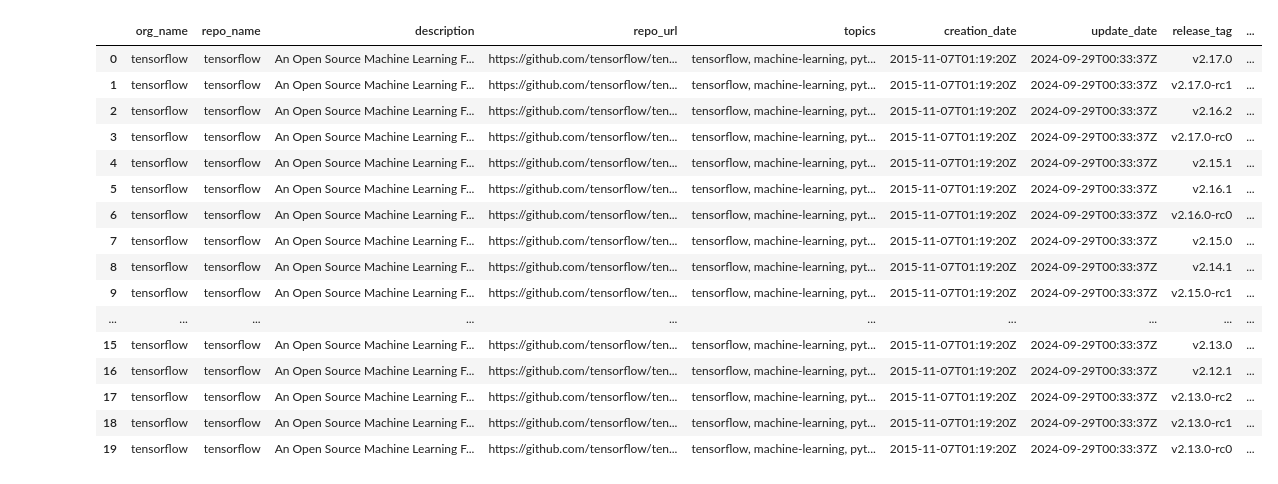
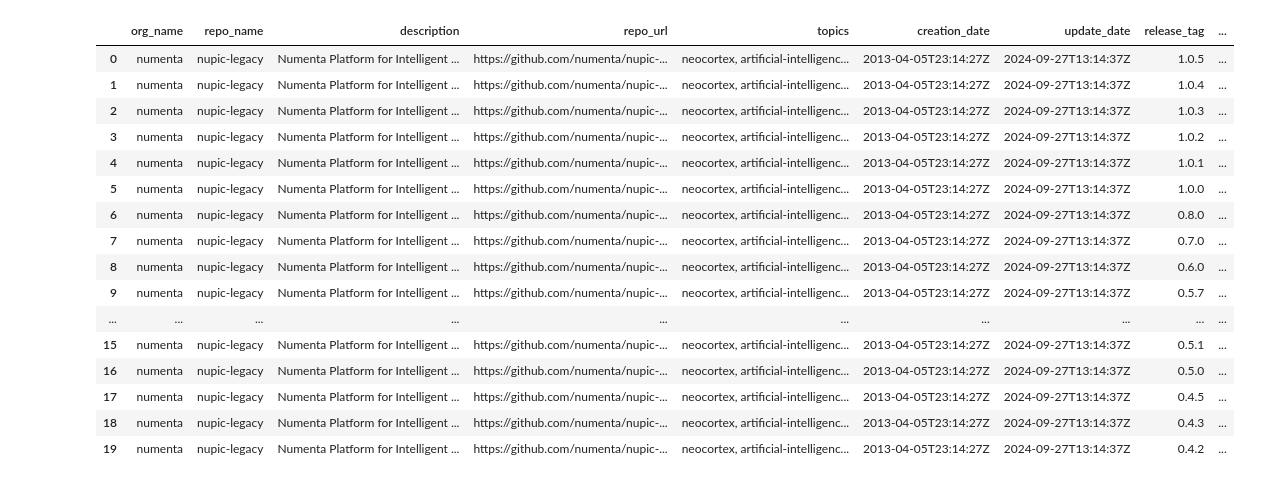
Before and after one commit to charlesRepo/data-science-course-final-project, a Jupyter notebook: notebooks/manual_test.ipynb, the cells around one changed output. Cells and saved outputs as stored; diff of their text form; code cells hidden in the pictures.

```diff
--- a/notebooks/manual_test.ipynb
+++ b/notebooks/manual_test.ipynb
@@ -20,27 +20,29 @@ from config import GITHUB_TOKEN
 # %%
 # https://github.com/tensorflow/tensorflow
 # https://github.com/vim-airline/vim-airline
-test_df = get_single_repo_data('https://github.com/tensorflow/tensorflow', GITHUB_TOKEN)
+# https://github.com/numenta/nupic-legacy
+# https://github.com/tensorflow/tensorflow
+test_df = get_single_repo_data('https://github.com/numenta/nupic-legacy', GITHUB_TOKEN)
 
 test_df.head(20)
 # %% [output]
 |  | org_name | repo_name | description | repo_url | topics | creation_date | update_date | release_tag | ... |
-| 0 | tensorflow | tensorflow | An Open Source Machine Learning F... | https://github.com/tensorflow/ten... | tensorflow, machine-learning, pyt... | 2015-11-07T01:19:20Z | 2024-09-29T00:33:37Z | v2.17.0 | ... |
-| 1 | tensorflow | tensorflow | An Open Source Machine Learning F... | https://github.com/tensorflow/ten... | tensorflow, machine-learning, pyt... | 2015-11-07T01:19:20Z | 2024-09-29T00:33:37Z | v2.17.0-rc1 | ... |
-| 2 | tensorflow | tensorflow | An Open Source Machine Learning F... | https://github.com/tensorflow/ten... | tensorflow, machine-learning, pyt... | 2015-11-07T01:19:20Z | 2024-09-29T00:33:37Z | v2.16.2 | ... |
-| 3 | tensorflow | tensorflow | An Open Source Machine Learning F... | https://github.com/tensorflow/ten... | tensorflow, machine-learning, pyt... | 2015-11-07T01:19:20Z | 2024-09-29T00:33:37Z | v2.17.0-rc0 | ... |
-| 4 | tensorflow | tensorflow | An Open Source Machine Learning F... | https://github.com/tensorflow/ten... | tensorflow, machine-learning, pyt... | 2015-11-07T01:19:20Z | 2024-09-29T00:33:37Z | v2.15.1 | ... |
-| 5 | tensorflow | tensorflow | An Open Source Machine Learning F... | https://github.com/tensorflow/ten... | tensorflow, machine-learning, pyt... | 2015-11-07T01:19:20Z | 2024-09-29T00:33:37Z | v2.16.1 | ... |
-| 6 | tensorflow | tensorflow | An Open Source Machine Learning F... | https://github.com/tensorflow/ten... | tensorflow, machine-learning, pyt... | 2015-11-07T01:19:20Z | 2024-09-29T00:33:37Z | v2.16.0-rc0 | ... |
-| 7 | tensorflow | tensorflow | An Open Source Machine Learning F... | https://github.com/tensorflow/ten... | tensorflow, machine-learning, pyt... | 2015-11-07T01:19:20Z | 2024-09-29T00:33:37Z | v2.15.0 | ... |
-| 8 | tensorflow | tensorflow | An Open Source Machine Learning F... | https://github.com/tensorflow/ten... | tensorflow, machine-learning, pyt... | 2015-11-07T01:19:20Z | 2024-09-29T00:33:37Z | v2.14.1 | ... |
-| 9 | tensorflow | tensorflow | An Open Source Machine Learning F... | https://github.com/tensorflow/ten... | tensorflow, machine-learning, pyt... | 2015-11-07T01:19:20Z | 2024-09-29T00:33:37Z | v2.15.0-rc1 | ... |
+| 0 | numenta | nupic-legacy | Numenta Platform for Intelligent ... | https://github.com/numenta/nupic-... | neocortex, artificial-intelligenc... | 2013-04-05T23:14:27Z | 2024-09-27T13:14:37Z | 1.0.5 | ... |
+| 1 | numenta | nupic-legacy | Numenta Platform for Intelligent ... | https://github.com/numenta/nupic-... | neocortex, artificial-intelligenc... | 2013-04-05T23:14:27Z | 2024-09-27T13:14:37Z | 1.0.4 | ... |
+| 2 | numenta | nupic-legacy | Numenta Platform for Intelligent ... | https://github.com/numenta/nupic-... | neocortex, artificial-intelligenc... | 2013-04-05T23:14:27Z | 2024-09-27T13:14:37Z | 1.0.3 | ... |
+| 3 | numenta | nupic-legacy | Numenta Platform for Intelligent ... | https://github.com/numenta/nupic-... | neocortex, artificial-intelligenc... | 2013-04-05T23:14:27Z | 2024-09-27T13:14:37Z | 1.0.2 | ... |
+| 4 | numenta | nupic-legacy | Numenta Platform for Intelligent ... | https://github.com/numenta/nupic-... | neocortex, artificial-intelligenc... | 2013-04-05T23:14:27Z | 2024-09-27T13:14:37Z | 1.0.1 | ... |
+| 5 | numenta | nupic-legacy | Numenta Platform for Intelligent ... | https://github.com/numenta/nupic-... | neocortex, artificial-intelligenc... | 2013-04-05T23:14:27Z | 2024-09-27T13:14:37Z | 1.0.0 | ... |
+| 6 | numenta | nupic-legacy | Numenta Platform for Intelligent ... | https://github.com/numenta/nupic-... | neocortex, artificial-intelligenc... | 2013-04-05T23:14:27Z | 2024-09-27T13:14:37Z | 0.8.0 | ... |
+| 7 | numenta | nupic-legacy | Numenta Platform for Intelligent ... | https://github.com/numenta/nupic-... | neocortex, artificial-intelligenc... | 2013-04-05T23:14:27Z | 2024-09-27T13:14:37Z | 0.7.0 | ... |
+| 8 | numenta | nupic-legacy | Numenta Platform for Intelligent ... | https://github.com/numenta/nupic-... | neocortex, artificial-intelligenc... | 2013-04-05T23:14:27Z | 2024-09-27T13:14:37Z | 0.6.0 | ... |
+| 9 | numenta | nupic-legacy | Numenta Platform for Intelligent ... | https://github.com/numenta/nupic-... | neocortex, artificial-intelligenc... | 2013-04-05T23:14:27Z | 2024-09-27T13:14:37Z | 0.5.7 | ... |
 | ... | ... | ... | ... | ... | ... | ... | ... | ... | ... |
-| 15 | tensorflow | tensorflow | An Open Source Machine Learning F... | https://github.com/tensorflow/ten... | tensorflow, machine-learning, pyt... | 2015-11-07T01:19:20Z | 2024-09-29T00:33:37Z | v2.13.0 | ... |
-| 16 | tensorflow | tensorflow | An Open Source Machine Learning F... | https://github.com/tensorflow/ten... | tensorflow, machine-learning, pyt... | 2015-11-07T01:19:20Z | 2024-09-29T00:33:37Z | v2.12.1 | ... |
-| 17 | tensorflow | tensorflow | An Open Source Machine Learning F... | https://github.com/tensorflow/ten... | tensorflow, machine-learning, pyt... | 2015-11-07T01:19:20Z | 2024-09-29T00:33:37Z | v2.13.0-rc2 | ... |
-| 18 | tensorflow | tensorflow | An Open Source Machine Learning F... | https://github.com/tensorflow/ten... | tensorflow, machine-learning, pyt... | 2015-11-07T01:19:20Z | 2024-09-29T00:33:37Z | v2.13.0-rc1 | ... |
-| 19 | tensorflow | tensorflow | An Open Source Machine Learning F... | https://github.com/tensorflow/ten... | tensorflow, machine-learning, pyt... | 2015-11-07T01:19:20Z | 2024-09-29T00:33:37Z | v2.13.0-rc0 | ... |
+| 15 | numenta | nupic-legacy | Numenta Platform for Intelligent ... | https://github.com/numenta/nupic-... | neocortex, artificial-intelligenc... | 2013-04-05T23:14:27Z | 2024-09-27T13:14:37Z | 0.5.1 | ... |
+| 16 | numenta | nupic-legacy | Numenta Platform for Intelligent ... | https://github.com/numenta/nupic-... | neocortex, artificial-intelligenc... | 2013-04-05T23:14:27Z | 2024-09-27T13:14:37Z | 0.5.0 | ... |
+| 17 | numenta | nupic-legacy | Numenta Platform for Intelligent ... | https://github.com/numenta/nupic-... | neocortex, artificial-intelligenc... | 2013-04-05T23:14:27Z | 2024-09-27T13:14:37Z | 0.4.5 | ... |
+| 18 | numenta | nupic-legacy | Numenta Platform for Intelligent ... | https://github.com/numenta/nupic-... | neocortex, artificial-intelligenc... | 2013-04-05T23:14:27Z | 2024-09-27T13:14:37Z | 0.4.3 | ... |
+| 19 | numenta | nupic-legacy | Numenta Platform for Intelligent ... | https://github.com/numenta/nupic-... | neocortex, artificial-intelligenc... | 2013-04-05T23:14:27Z | 2024-09-27T13:14:37Z | 0.4.2 | ... |
 # %%
 if (test_df['num_releases'] <= 5).any():
     print('please provide a repos with more than 5 releases')
```
Also changed, not shown: parts of 5 cells of this notebook, 17 other files.
